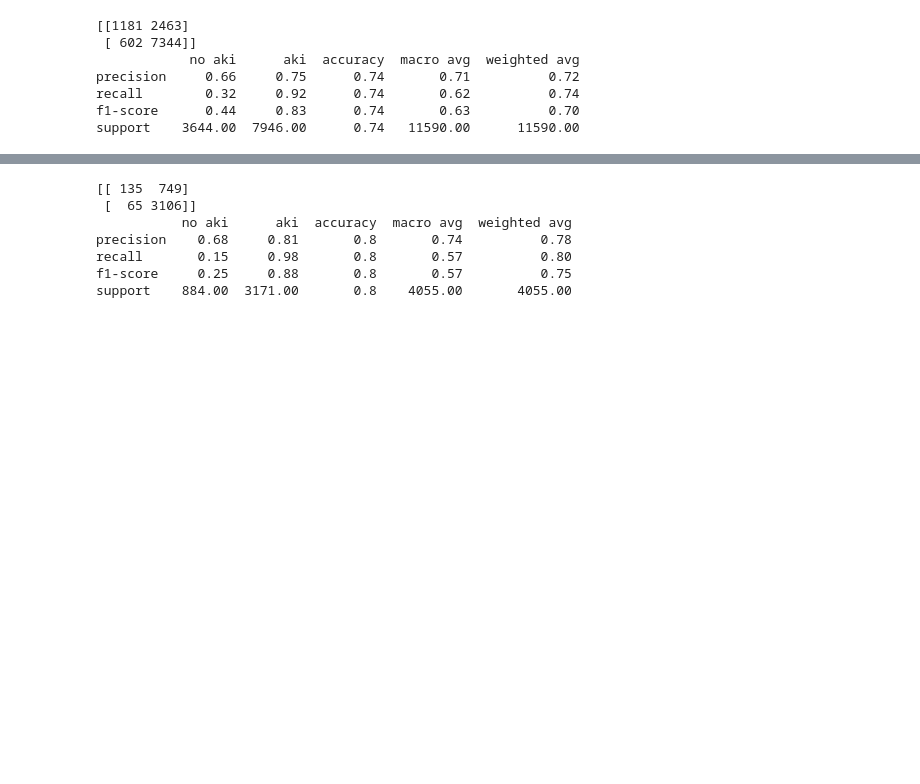
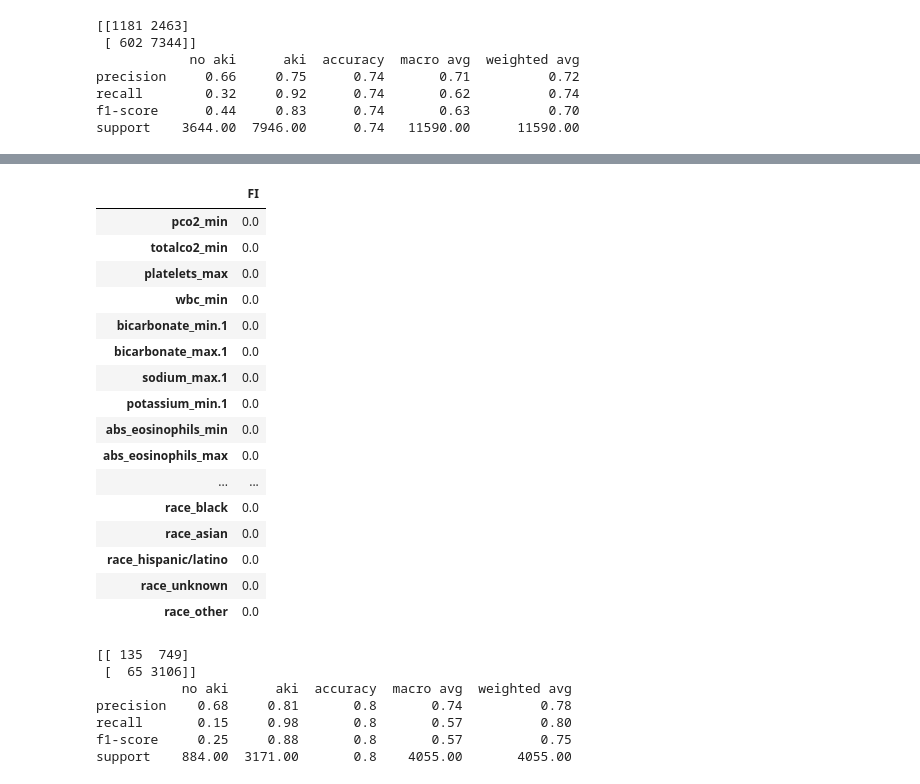
Before and after one commit to Shi-Yile/SPH6004-Assignment-1, a Jupyter notebook: code.ipynb, the cells around one changed output, grey strips where cells are left out. Drawn from its saved outputs; the diff is of its cells as text; code cells hidden in the pictures; blank space fills up the shorter version.

Commit message:
Added feature importance check

```diff
--- a/code.ipynb
+++ b/code.ipynb
@@ -525,0 +593,8 @@ print(BestAda.best_score_)
+# %%
+BestAda_50 = AdaBoostClassifier(n_estimators = 200, learning_rate = 0.2)
+BestAda_50.fit(X_50_train, y_50_train)
+FI_BestAda_50 = pd.DataFrame(
+    data = BestAda_50.feature_importances_,
+    index = X_50_train.columns,
+    columns = ['FI']
+)
@@ -544,14 +615,18 @@ support    884.00  3171.00       0.8    4055.00       4055.00
 # %%
 # xgboost
 xg_param = {
-    'n_estimators': [100, 200, 500],
-    'max_depth': np.arange(start = 2, stop = 5, step = 1),
-    'learning_rate': np.arange(start = 0.01, stop = 0.1, step = 0.01)
+    'model__n_estimators': [100, 200, 500],
+    'model__max_depth': np.arange(start = 2, stop = 5, step = 1),
+    'model__learning_rate': np.arange(start = 0.01, stop = 0.1, step = 0.01)
 }
 # %%
-XGBoostModel = XGBClassifier(importance_type = 'weight')
+XGBoost_pipe = Pipeline([
+    ('scaler', StandardScaler()),
+    ('model', XGBClassifier(importance_type = 'gain'))
+])
+
 BestXGBoost = GridSearchCV(
-    XGBoostModel,
+    estimator = XGBoost_pipe,
     param_grid = xg_param,
     scoring = 'f1',
     cv = stratifiedCV,
@@ -638 +742,10 @@ print(BestXGBoost.best_score_)
 0.8839386288153473
+# %%
+BestXGBoost_50 = XGBClassifier(learning_rate = 0.06, max_depth = 2,
+                               n_estimators = 200, importance_type = 'gain')
+BestXGBoost_50.fit(X_50_train, y_50_train)
+FI_BestXGBoost_50 = pd.DataFrame(
+    data = BestXGBoost_50.feature_importances_,
+    index = X_50_train.columns,
+    columns = ['FI']
+)
@@ -638,0 +771,20 @@ print(BestXGBoost.best_score_)
+# %%
+FI_BestXGBoost_50[FI_BestXGBoost_50.FI == 0]
+# %% [output]
+|  | FI |
+| pco2_min | 0.0 |
+| totalco2_min | 0.0 |
+| platelets_max | 0.0 |
+| wbc_min | 0.0 |
+| bicarbonate_min.1 | 0.0 |
+| bicarbonate_max.1 | 0.0 |
+| sodium_max.1 | 0.0 |
+| potassium_min.1 | 0.0 |
+| abs_eosinophils_min | 0.0 |
+| abs_eosinophils_max | 0.0 |
+| ... | ... |
+| race_black | 0.0 |
+| race_asian | 0.0 |
+| race_hispanic/latino | 0.0 |
+| race_unknown | 0.0 |
+| race_other | 0.0 |
```
Also changed, not shown: parts of 61 cells of this notebook.
